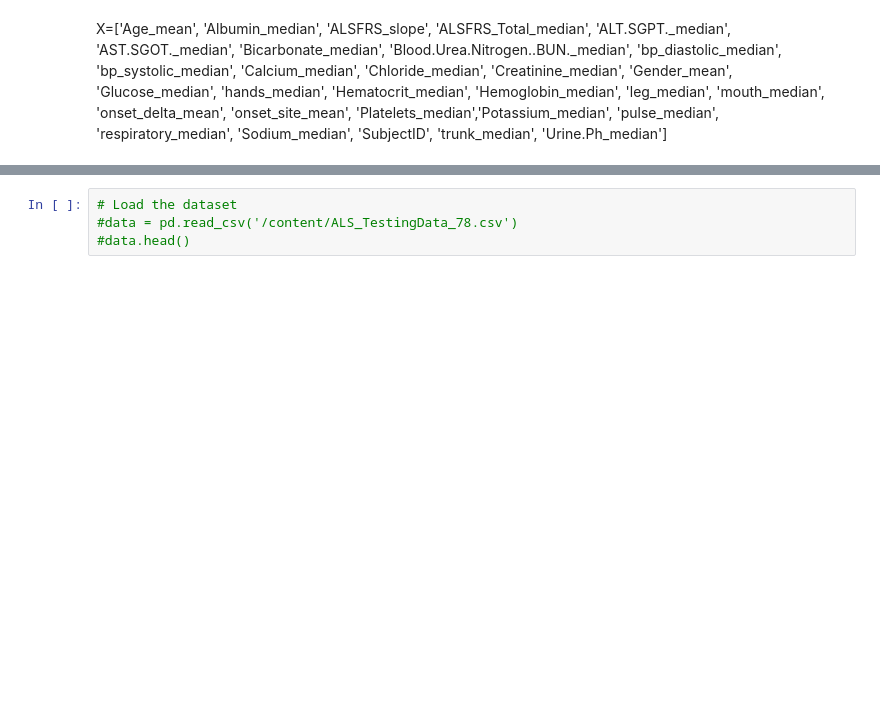
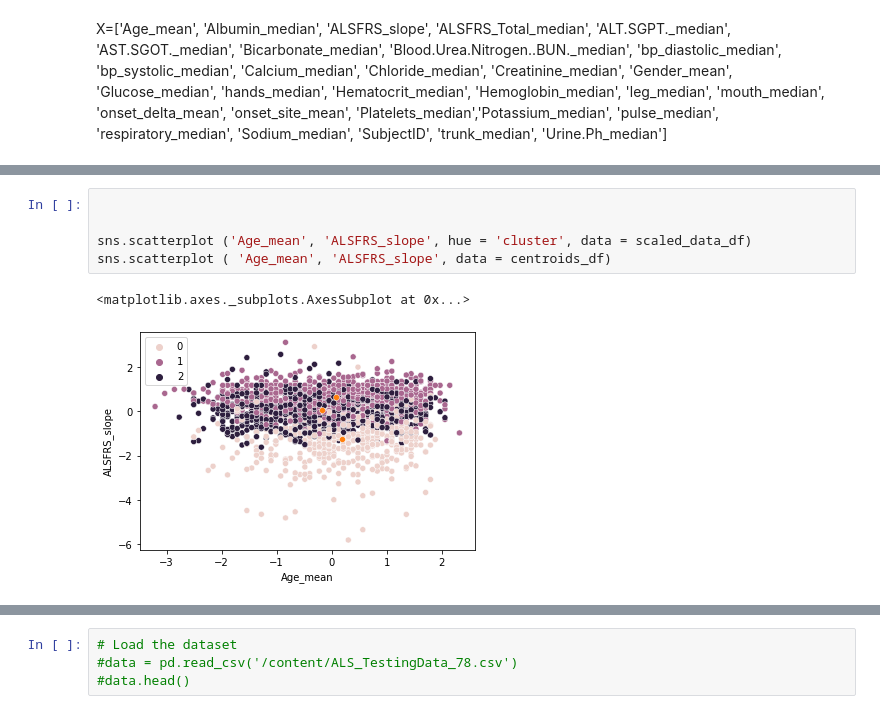
Before and after one commit to HuyenNguyenHelen/INFO-5505---Machine-learning, a Jupyter notebook: HuyenNguyen_Assignment_3.ipynb, the cells around one changed output, grey strips where cells are left out. Drawn from its saved outputs; the diff is of its cells as text; blank space fills up the shorter version.

```diff
--- a/HuyenNguyen_Assignment_3.ipynb
+++ b/HuyenNguyen_Assignment_3.ipynb
@@ -303 +314,9 @@ sns.lmplot(x='Albumin_median', y='ALSFRS_Total_median', data=data, hue='cluster'
+# %%
+
+
+sns.scatterplot ('Age_mean', 'ALSFRS_slope', hue = 'cluster', data = scaled_data_df)
+sns.scatterplot ( 'Age_mean', 'ALSFRS_slope', data = centroids_df)
+# %% [output]
+<matplotlib.axes._subplots.AxesSubplot at 0x...>
+[figure, added]
 # %%
```
Also changed, not shown: parts of 21 cells of this notebook.
